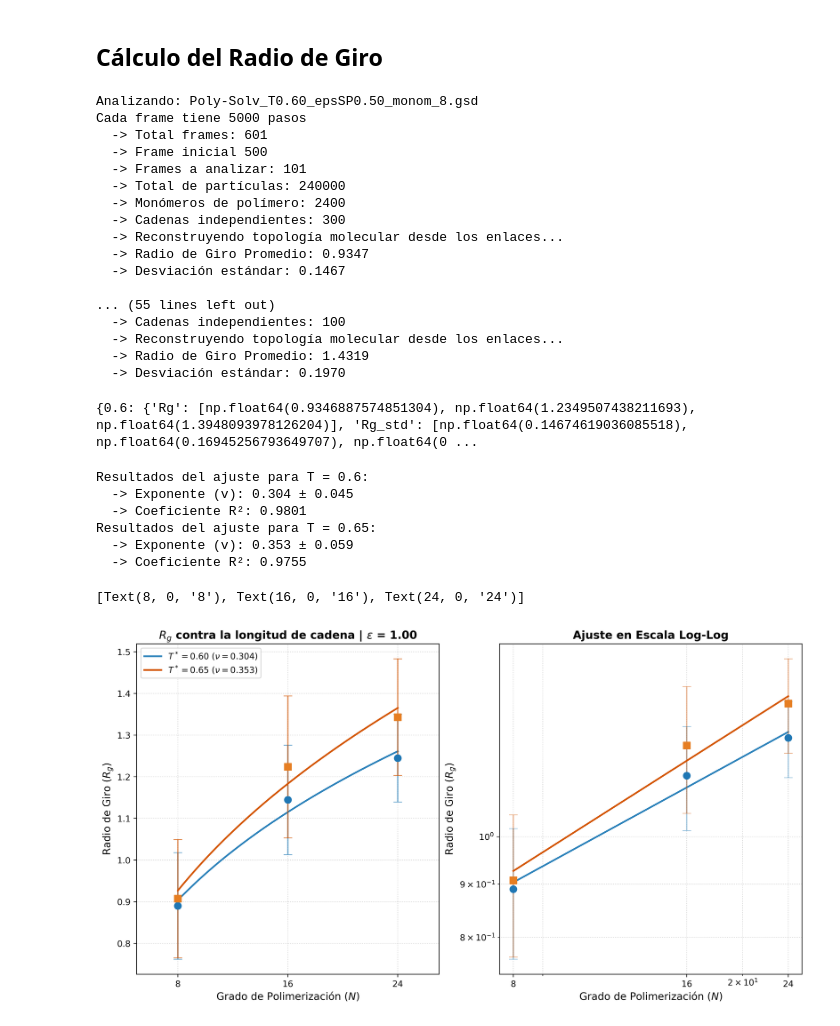
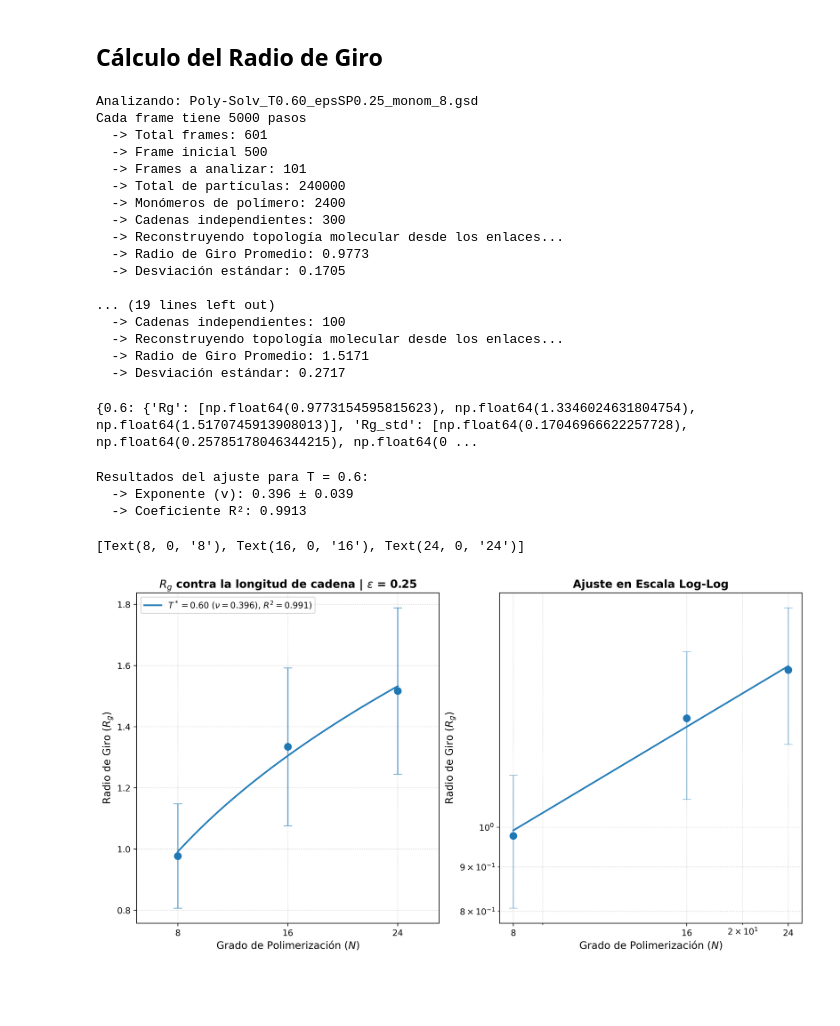
Before and after one commit to FabioNH86/Molecular-Dinamics, a Jupyter notebook: Radio_giro.ipynb, the cells around one changed output. Cells and saved outputs as stored; diff of their text form; code cells hidden in the pictures; blank space fills up the shorter version.

```diff
--- a/Radio_giro.ipynb
+++ b/Radio_giro.ipynb
@@ -48,9 +48,9 @@ def mapear_orden_cadenas_por_enlaces(frame, num_cadenas, longitud_cadena):
 grado_polimerizacion = [8, 16, 24]
 frame_inicial = 500
 ruta_archivo_base = '/run/media/fabio-noriega/Almacen_Fabio/Simulaciones/Resultados/Polymers/P12_Polimero_Solvente'
-temperaturas = [0.60, 0.65]
+temperaturas = [0.60]
 resultados = {}
-epsilon = 0.5
+epsilon = 0.25
 
 for T in temperaturas:
     # Agregamos los resultados clasificados por temperaturas
@@ -125,7 +125,7 @@ for T in temperaturas:
             import traceback
             print(f'  [ERROR] Ocurrió un problema de ejecución:\n{traceback.format_exc()}\n')
 # %% [output]
-Analizando: Poly-Solv_T0.60_epsSP0.50_monom_8.gsd
+Analizando: Poly-Solv_T0.60_epsSP0.25_monom_8.gsd
 Cada frame tiene 5000 pasos
   -> Total frames: 601
   -> Frame inicial 500
@@ -134,19 +134,19 @@ Cada frame tiene 5000 pasos
   -> Monómeros de polímero: 2400
   -> Cadenas independientes: 300
   -> Reconstruyendo topología molecular desde los enlaces...
-  -> Radio de Giro Promedio: 0.9347
-  -> Desviación estándar: 0.1467
+  -> Radio de Giro Promedio: 0.9773
+  -> Desviación estándar: 0.1705
 
-... (55 lines left out)
+... (19 lines left out)
   -> Cadenas independientes: 100
   -> Reconstruyendo topología molecular desde los enlaces...
-  -> Radio de Giro Promedio: 1.4319
-  -> Desviación estándar: 0.1970
+  -> Radio de Giro Promedio: 1.5171
+  -> Desviación estándar: 0.2717
 # %%
 # Agregado de resultados
 print(resultados)
 # %% [output]
-{0.6: {'Rg': [np.float64(0.9346887574851304), np.float64(1.2349507438211693), np.float64(1.3948093978126204)], 'Rg_std': [np.float64(0.14674619036085518), np.float64(0.16945256793649707), np.float64(0 ...
+{0.6: {'Rg': [np.float64(0.9773154595815623), np.float64(1.3346024631804754), np.float64(1.5170745913908013)], 'Rg_std': [np.float64(0.17046966622257728), np.float64(0.25785178046344215), np.float64(0 ...
 # %%
 import numpy as np
 import matplotlib.pyplot as plt
@@ -220,46 +220,43 @@ for T, datos in resultados.items():
     ax1.scatter(N, Rg, marker=marcador, color=color_p, s=64, zorder=3)
 
     ax1.plot(N_linea, Rg_ajuste, estilo, color=color_l, linewidth=2,
-             label=f'$T^* = {T:.2f}$ ($\\nu={nu_opt:.3f}$)')
+             label=f'$T^* = {T:.2f}$ ($\\nu={nu_opt:.3f}$), $R^2={r_cuadrado:.3f}$)')
 
     # --- GRAFICAR EN FIGURA 2 (Escala Log-Log) ---
     ax2.errorbar(N, Rg, yerr=Rg_std, fmt='none', ecolor=color_l, alpha=0.4, capsize=5)
     ax2.scatter(N, Rg, marker=marcador, color=color_p, s=64, zorder=3)
 
     ax2.plot(N_linea, Rg_ajuste, estilo, color=color_l, linewidth=2)
 
 
 # --- Detalles Finales del Gráfico (Fuera del bucle for) ---
 
 # Ajustes de la FIGURA 1
 ax1.set_xlabel('Grado de Polimerización ($N$)', fontsize=12)
 ax1.set_ylabel('Radio de Giro ($R_g$)', fontsize=12)
 ax1.set_title(f'$R_g$ contra la longitud de cadena | $\epsilon$ = {epsilon:.2f}', fontsize=13, fontweight='bold')
 ax1.grid(True, linestyle=':', alpha=0.6)
 ax1.set_xlim(5, 27)
 ax1.legend(fontsize=10, loc='upper left', frameon=True)
 ax1.set_xticks([8, 16, 24])
 
 # Ajustes de la FIGURA 2
 ax2.set_xscale('log')
 ax2.set_yscale('log')
 ax2.set_xlabel('Grado de Polimerización ($N$)', fontsize=12)
 ax2.set_ylabel('Radio de Giro ($R_g$)', fontsize=12)
 ax2.set_title('Ajuste en Escala Log-Log', fontsize=13, fontweight='bold')
 ax2.grid(True, which="both", linestyle=':', alpha=0.6)
 ax2.set_xticks([8, 16, 24])
 ax2.set_xticklabels(['8', '16', '24'])
 
 # Añadir la caja de texto unificada en la gráfica
 # %% [output]
 Resultados del ajuste para T = 0.6:
-  -> Exponente (v): 0.304 ± 0.045
-  -> Coeficiente R²: 0.9801
-Resultados del ajuste para T = 0.65:
-  -> Exponente (v): 0.353 ± 0.059
-  -> Coeficiente R²: 0.9755
+  -> Exponente (v): 0.396 ± 0.039
+  -> Coeficiente R²: 0.9913
 [Text(8, 0, '8'), Text(16, 0, '16'), Text(24, 0, '24')]
-[figure, old version]
+[figure, new version]
 # %%
 import numpy as np
 import matplotlib.pyplot as plt
```
Also changed, not shown: parts of 1 cell of this notebook, 3 other files.
